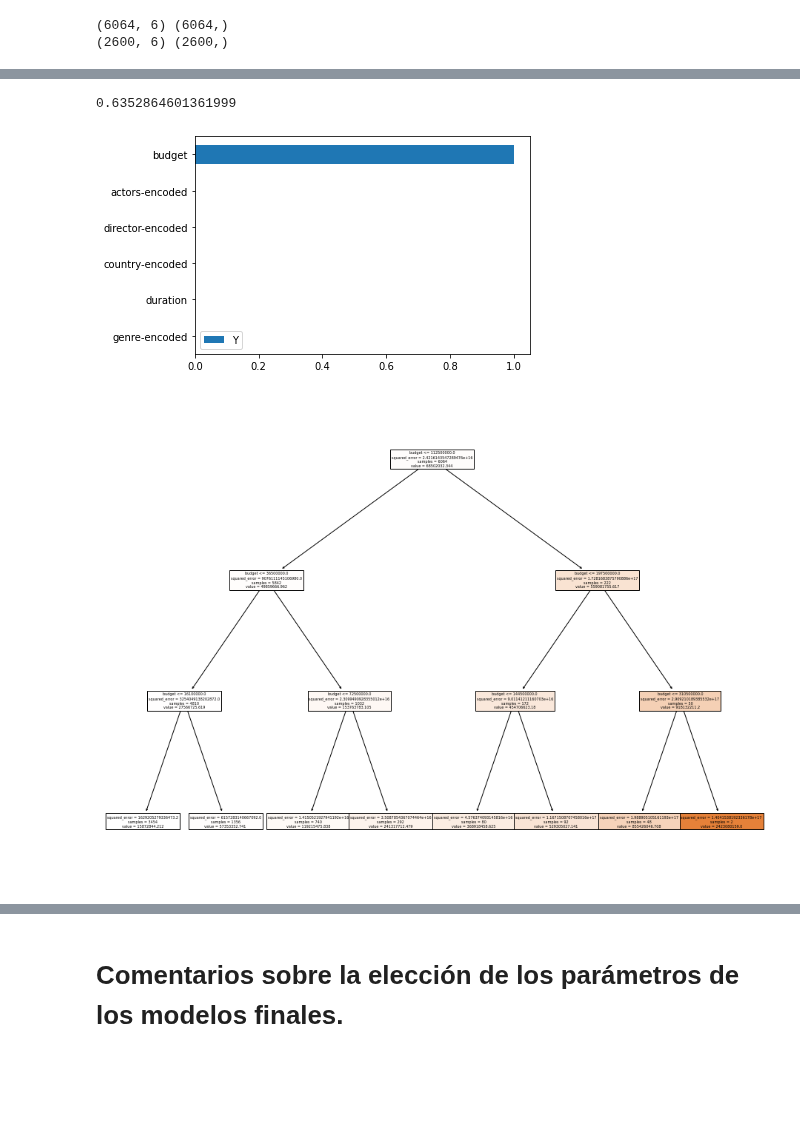
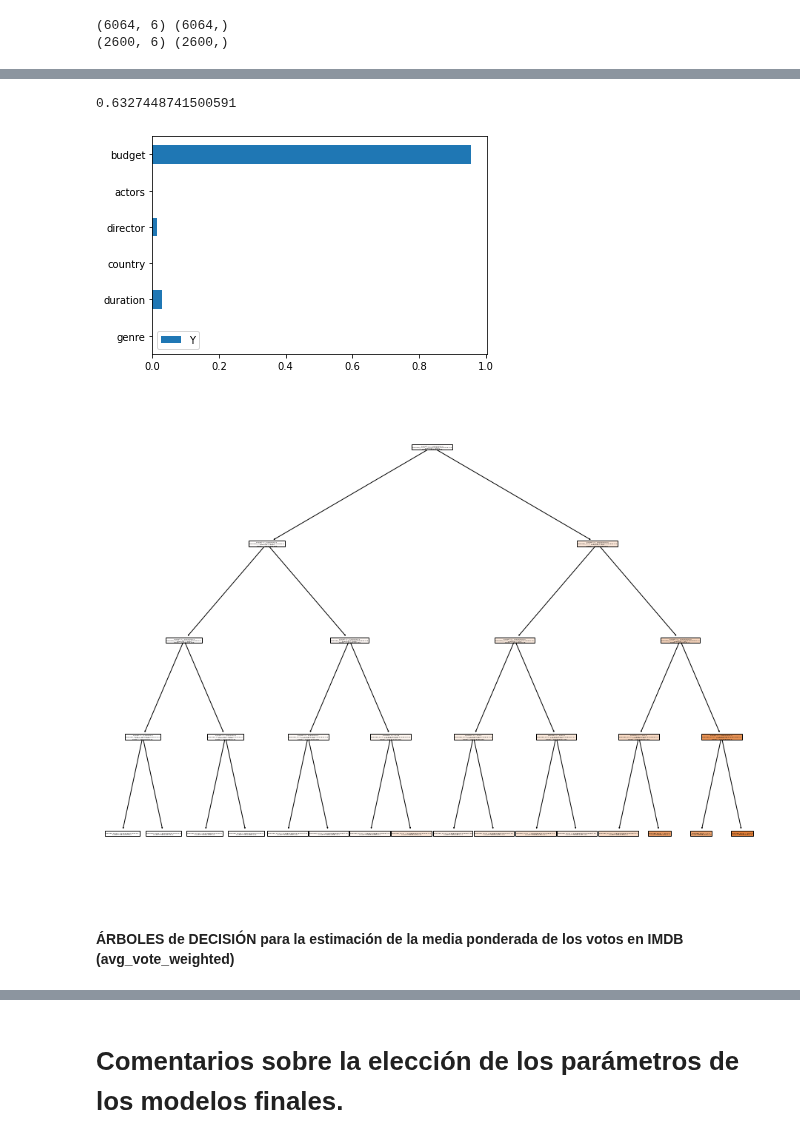
Before and after one commit to JALVARADORUIZ/Magister_BigData_UB, a Jupyter notebook: M6_AI1_AlvaradoRuizJoseArmando.ipynb, the cells around one changed output, grey strips where cells are left out. Drawn from its saved outputs; the diff is of its cells as text; code cells hidden in the pictures; blank space fills up the shorter version.

```diff
--- a/M6_AI1_AlvaradoRuizJoseArmando.ipynb
+++ b/M6_AI1_AlvaradoRuizJoseArmando.ipynb
@@ -135,20 +129,11 @@ list_countries = df.country.unique()
-# %%
-# Creamos el codificador indicandole el orden de la variables. Se utiliza la funcion OrdinalEncoder de skit-learn
-encoder_actors = OrdinalEncoder(categories=[list_actors])
-encoder_directors = OrdinalEncoder(categories=[list_directors])
-encoder_genres = OrdinalEncoder(categories=[list_genres])
-encoder_countries = OrdinalEncoder(categories=[list_countries])
-
-# Ajustamos el codificador con las variables "actors,director,genre y country" y las transformamos:
-encoder_actors.fit(df[["actors"]])
-encoder_directors.fit(df[["director"]])
-encoder_genres.fit(df[["genre"]])
-encoder_countries.fit(df[["country"]])
-
-# Genero nuevas variables con la asignación numerica de las variables categoricas:
-
-df["actors-encoded"] = encoder_actors.transform(df[["actors"]])
-df["director-encoded"] = encoder_directors.transform(df[["director"]])
-df["genre-encoded"] = encoder_genres.transform(df[["genre"]])
-df["country-encoded"] = encoder_countries.transform(df[["country"]])
+# %%
+encoder_actors = LabelEncoder()
+encoder_directors = LabelEncoder()
+encoder_genres = LabelEncoder()
+encoder_countries = LabelEncoder()
+
+df["actors"] = encoder_actors.fit_transform(df["actors"].values)
+df["director"] = encoder_actors.fit_transform(df["director"].values)
+df["genre"] = encoder_actors.fit_transform(df["genre"].values)
+df["country"] = encoder_actors.fit_transform(df["country"].values)
 # %%
@@ -215,9 +203,8 @@ df.head(10)
 # %%
-#Aplicar el algoritmo de ÁRBOLES de DECISIÓN para la estimación de la recaudación de una película,
+# Aplicar el algoritmo de ÁRBOLES de DECISIÓN para la estimación de la recaudación de una película,
 #dadas las variables: genre, duration, country, director, actors y Budget.
 
 # Generamos un nuevo dataset con las variables de nuestro interes, se utilizan las variables numericas:
-df_recaudacion = df[["genre-encoded","duration","country-encoded","director-encoded","actors-encoded",
-                     "budget","worlwide_gross_income"]]
+df_recaudacion = df[["genre","duration","country","director","actors","budget","worlwide_gross_income"]]
 df_recaudacion.head(5)
 # %% [output]
@@ -290,24 +277,26 @@ plt.show();
 # %%
-### Entrenamiento y evaluación del modelo
-tree_model = DecisionTreeRegressor(random_state=0, max_depth=4)
-tree_model.fit(X_train, y_train)
-pred_train = tree_model.predict(X_train)
+### Entrenamiento y evaluación del modelo con el max_depth seleccionado:
+tree_model1 = DecisionTreeRegressor(random_state=33, max_depth=4)
+tree_model1.fit(X_train, y_train)
+pred_train = tree_model1.predict(X_train)
 print (r2_score(y_train, pred_train))
 # %% [output]
-0.6352864601361999
+0.6327448741500591
 # %%
 ### Cálculo de la Importancia de las Variables
-df_imp = pd.DataFrame(tree_model.feature_importances_.reshape(1,-1), columns=X.columns, index=["Y"])
+df_imp = pd.DataFrame(tree_model1.feature_importances_.reshape(1,-1), columns=X.columns, index=["Y"])
 df_imp.T.plot.barh()
 plt.legend()
 plt.show();
 # %% [output]
-[figure, old version]
+[figure, new version]
 # %%
 ### Generación del Grafo para su análisis
 
 plt.figure(figsize=(16,12))
-plot_tree(tree_model, filled=True, max_depth=4, feature_names=X.columns, class_names=["Y"])
+plot_tree(tree_model1, filled=True, max_depth=4, feature_names=X.columns, class_names=["Y"])
 plt.show()
 # %% [output]
-[figure, old version]
+[figure, new version]
+# %% [markdown]
+#### ÁRBOLES de DECISIÓN para la estimación de la media ponderada de los votos en IMDB (avg_vote_weighted)
```
Also changed, not shown: parts of 23 cells of this notebook.
